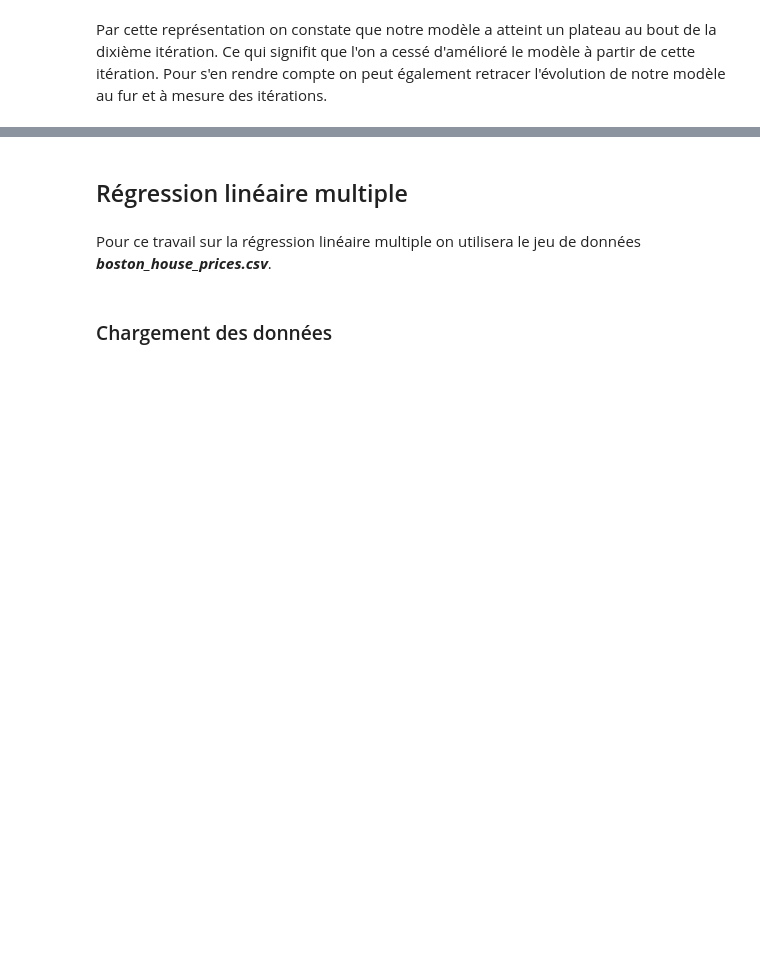
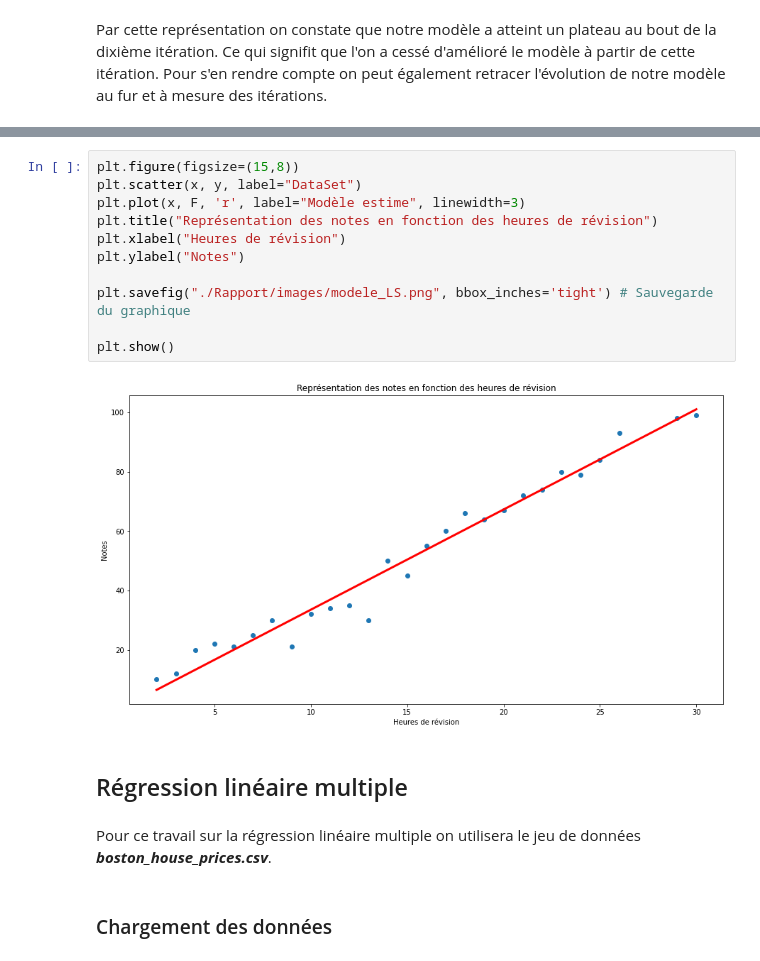
Before and after one commit to CassiaFa/Premier_modele_IA_Simplon, a Jupyter notebook: Premier_model_IA.ipynb, the cells around one changed output, grey strips where cells are left out. Drawn from its saved outputs; the diff is of its cells as text; blank space fills up the shorter version.

Commit message:
Nouvelle figure

```diff
--- a/Premier_model_IA.ipynb
+++ b/Premier_model_IA.ipynb
@@ -269,3 +269,16 @@ plt.show()
+# %%
+plt.figure(figsize=(15,8))
+plt.scatter(x, y, label="DataSet")
+plt.plot(x, F, 'r', label="Modèle estime", linewidth=3)
+plt.title("Représentation des notes en fonction des heures de révision")
+plt.xlabel("Heures de révision")
+plt.ylabel("Notes")
+
+plt.savefig("./Rapport/images/modele_LS.png", bbox_inches='tight') # Sauvegarde du graphique
+
+plt.show()
+# %% [output]
+[figure, added]
 # %% [markdown]
 ## Régression linéaire multiple <a id="RLM1"></a>
 # %% [markdown]
```
Also changed, not shown: parts of 13 cells of this notebook, 8 other files.
